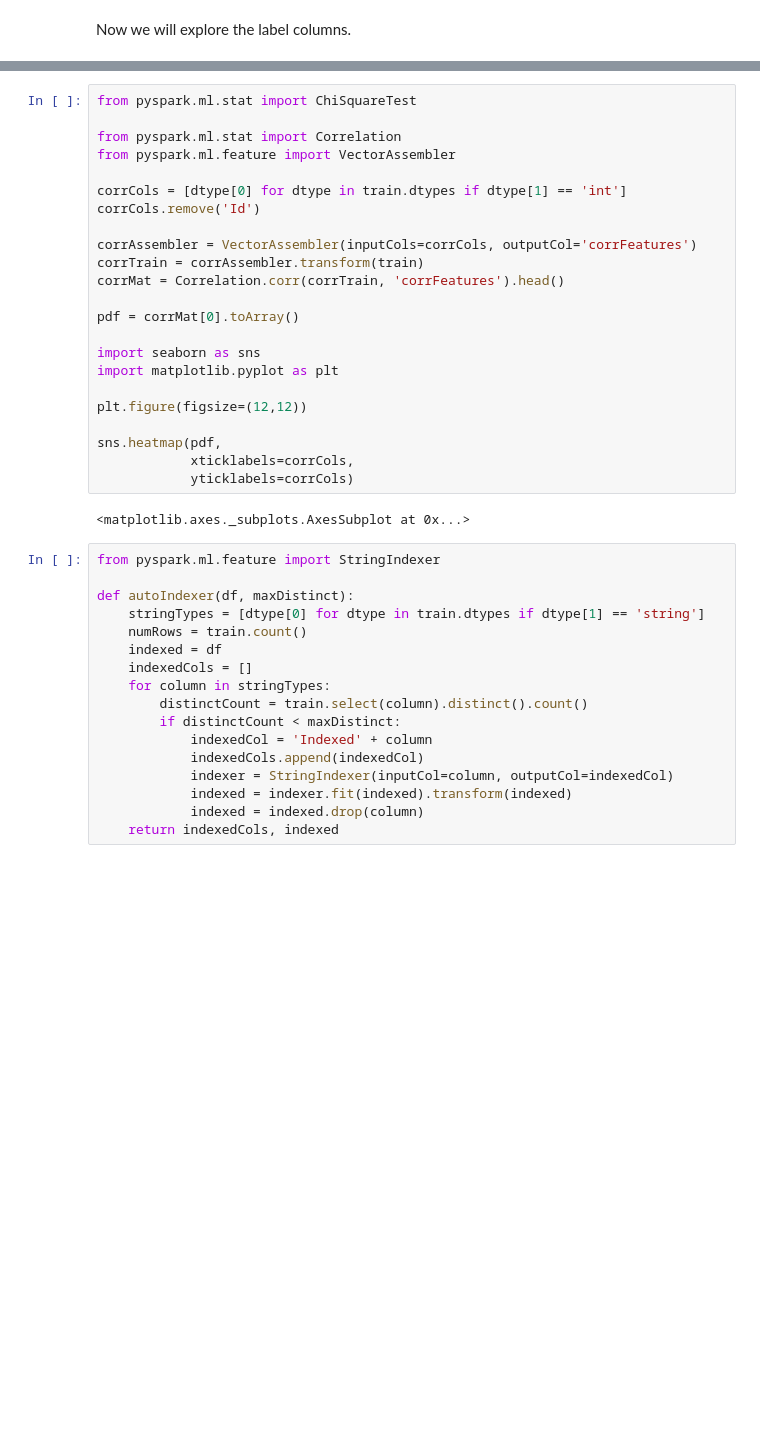
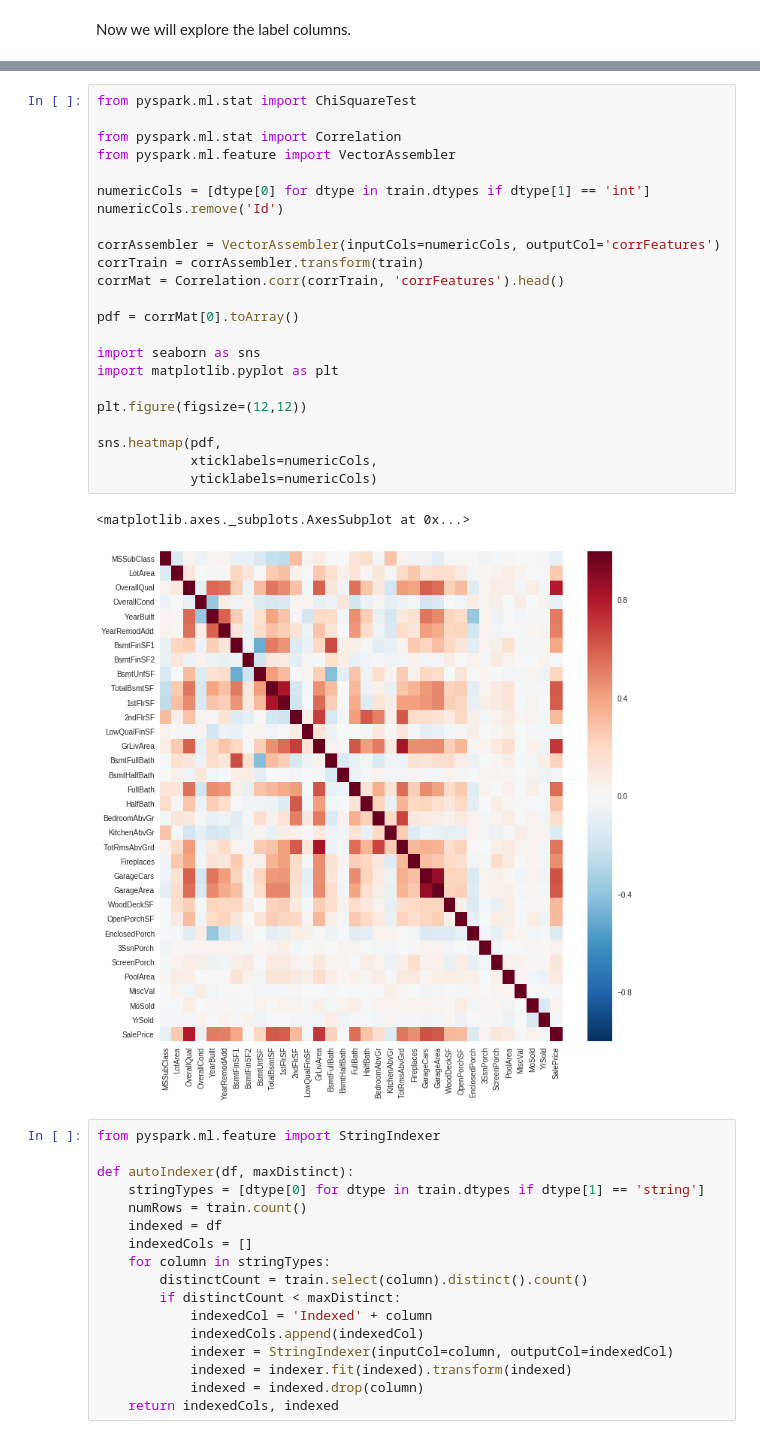
Before and after one commit to riyadparvez/spark-test, a Jupyter notebook: house-prices-advanced-regression-techniques/spark.ipynb, the cells around one changed output, grey strips where cells are left out. Saved outputs shown, nothing was run; the diff lists cells and outputs as text; blank space fills up the shorter version.

```diff
--- a/house-prices-advanced-regression-techniques/spark.ipynb
+++ b/house-prices-advanced-regression-techniques/spark.ipynb
@@ -67,28 +74,29 @@ missingCols = findMissingValuesCols(train)
 # %%
 from pyspark.ml.stat import ChiSquareTest
 
 from pyspark.ml.stat import Correlation
 from pyspark.ml.feature import VectorAssembler
 
-corrCols = [dtype[0] for dtype in train.dtypes if dtype[1] == 'int']
-corrCols.remove('Id')
+numericCols = [dtype[0] for dtype in train.dtypes if dtype[1] == 'int']
+numericCols.remove('Id')
 
-corrAssembler = VectorAssembler(inputCols=corrCols, outputCol='corrFeatures')
+corrAssembler = VectorAssembler(inputCols=numericCols, outputCol='corrFeatures')
 corrTrain = corrAssembler.transform(train)
 corrMat = Correlation.corr(corrTrain, 'corrFeatures').head()
 
 pdf = corrMat[0].toArray()
 
 import seaborn as sns
 import matplotlib.pyplot as plt
 
 plt.figure(figsize=(12,12))
 
 sns.heatmap(pdf,
-            xticklabels=corrCols,
-            yticklabels=corrCols)
+            xticklabels=numericCols,
+            yticklabels=numericCols)
 # %% [output]
 <matplotlib.axes._subplots.AxesSubplot at 0x...>
+[figure, added]
 # %%
 from pyspark.ml.feature import StringIndexer
 
```
Also changed, not shown: parts of 8 cells of this notebook, 2 other files.
